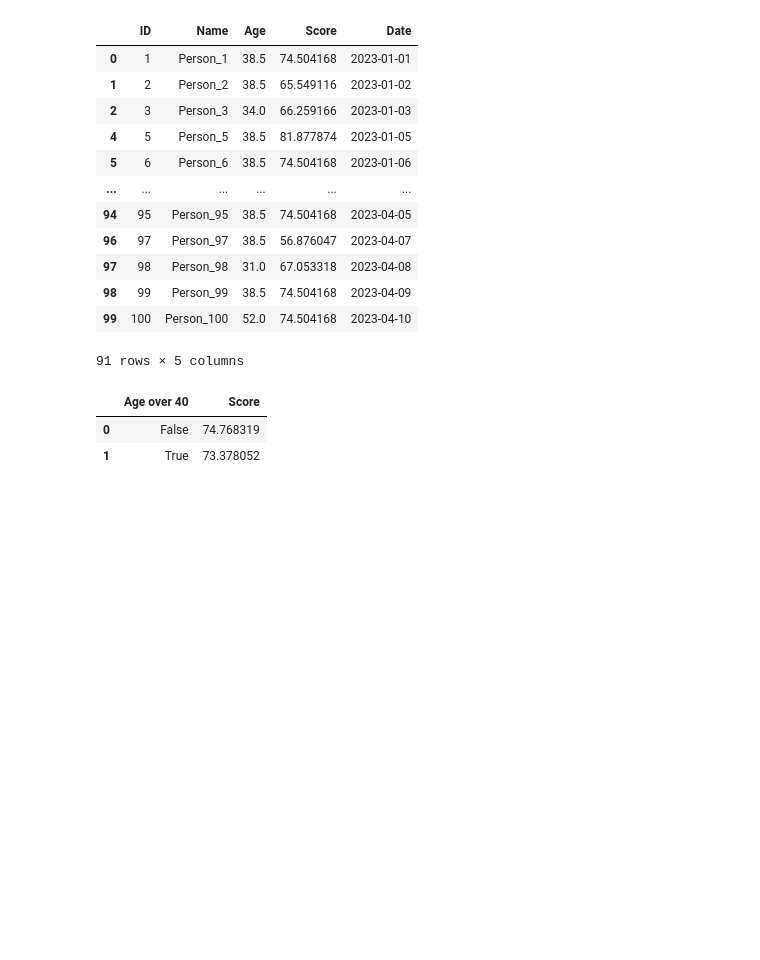
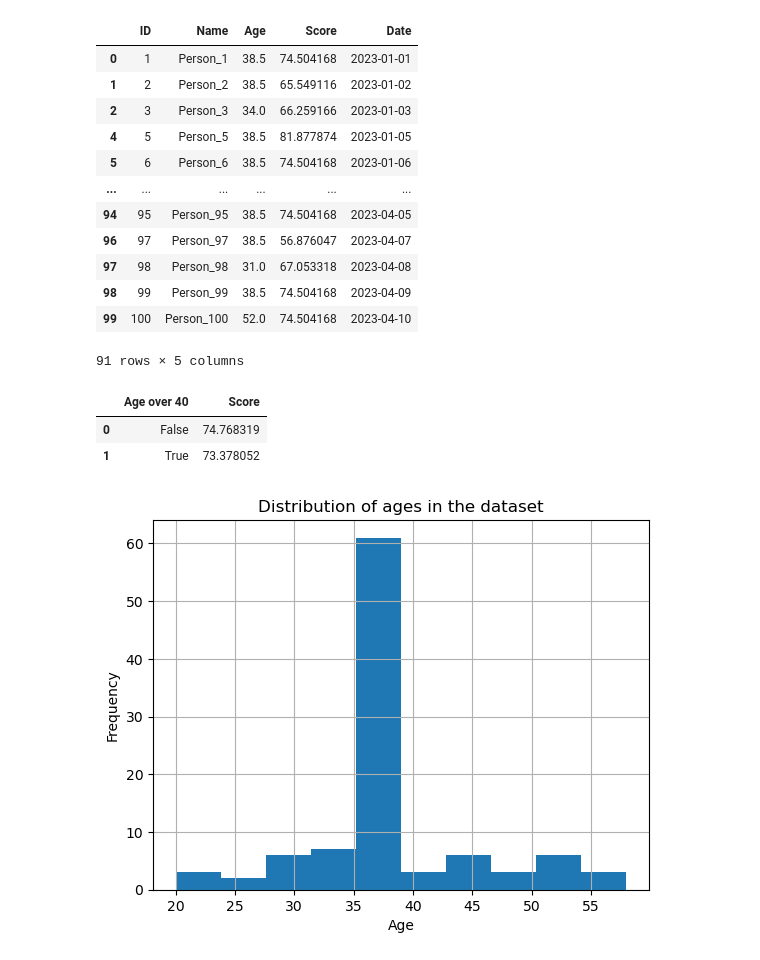
Before and after one commit to NiallGF/First-data-project, a Jupyter notebook: Practise1.ipynb, the cells around one changed output. Drawn from its saved outputs; the diff is of its cells as text; code cells hidden in the pictures; blank space fills up the shorter version.

```diff
--- a/Practise1.ipynb
+++ b/Practise1.ipynb
@@ -99,3 +99,10 @@ df_grouped
 |  | Age over 40 | Score |
 | 0 | False | 74.768319 |
 | 1 | True | 73.378052 |
+# %%
+df['Age'].hist()
+xlabel = plt.xlabel('Age')
+ylabel = plt.ylabel('Frequency')
+title = plt.title('Distribution of ages in the dataset')
+# %% [output]
+[figure, added]
```
Also changed, not shown: parts of 2 cells of this notebook.
